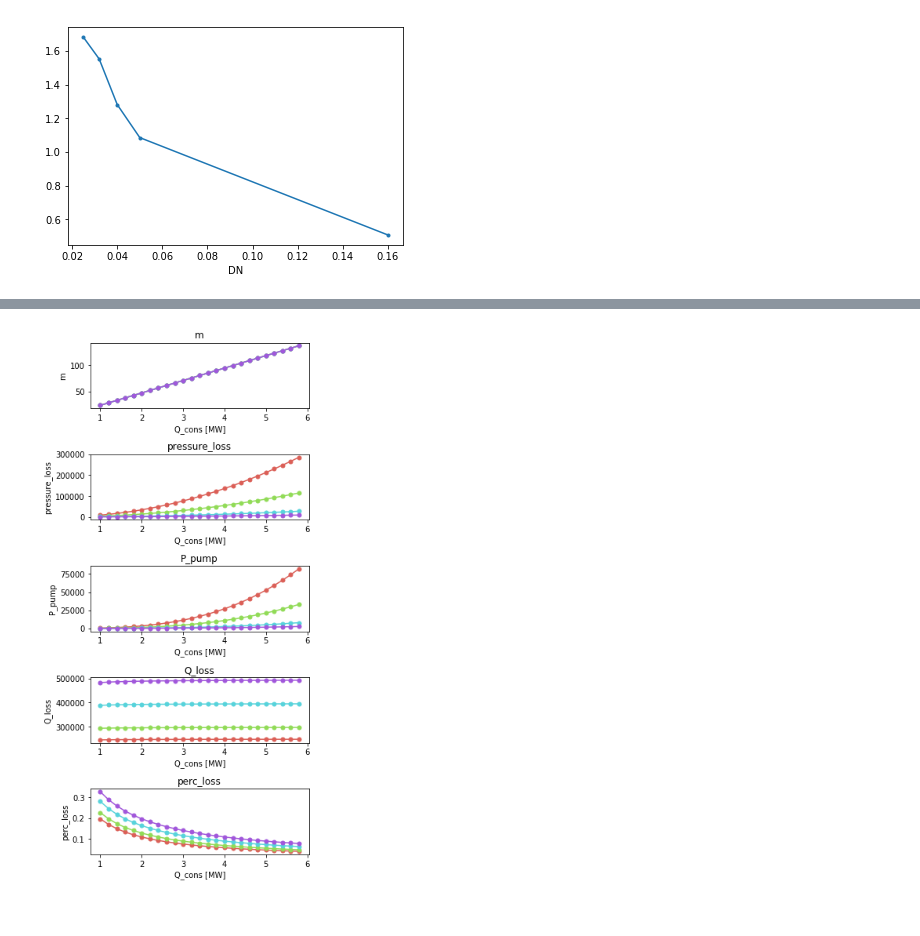
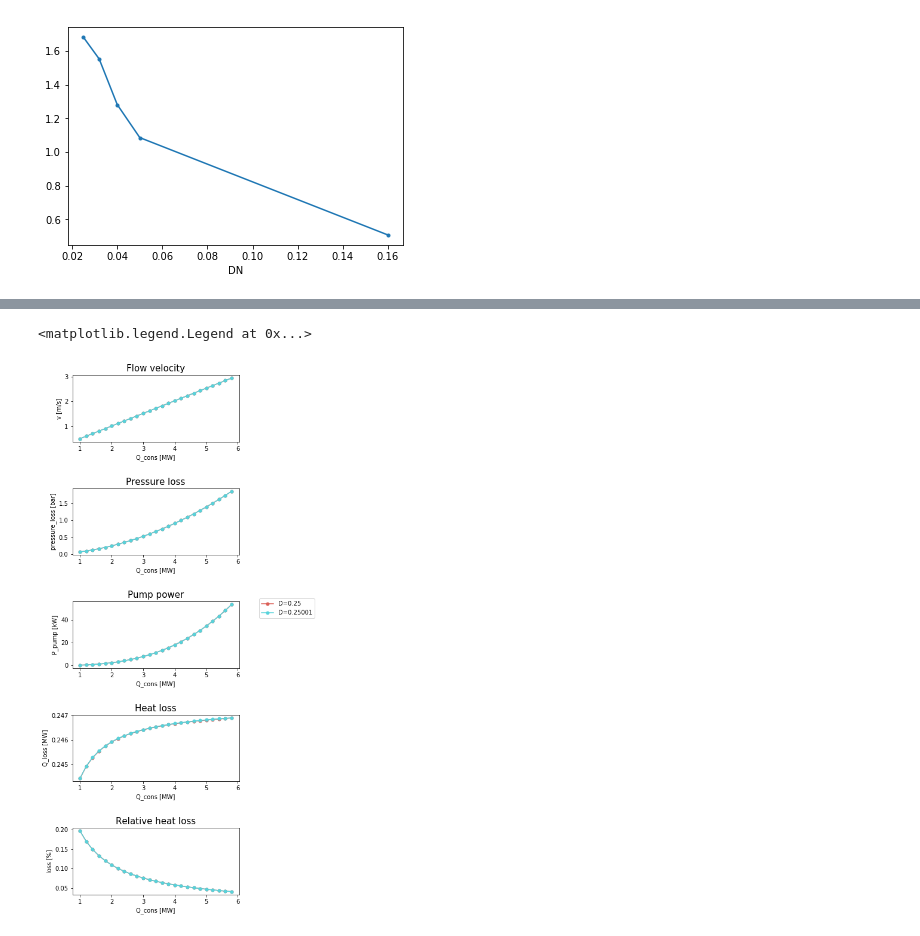
Before and after one commit to jnnr/models_oemof, a Jupyter notebook: DHN_model/dhn_model_single_pipe.ipynb, the cells around one changed output, grey strips where cells are left out. Cells and saved outputs as stored; diff of their text form; code cells hidden in the pictures.

```diff
--- a/DHN_model/dhn_model_single_pipe.ipynb
+++ b/DHN_model/dhn_model_single_pipe.ipynb
@@ -102,13 +102,13 @@ def single_pipe(Q_cons, DT_drop,
 # %% [markdown]
 Rohrdurchmesser und Beschaffenheit, Druckverluste, Massenstrom und Pumpleistung
 # %%
-DT_prod_in = 80 # Kelvin, from Heizkurve
+DT_prod_in = 110 # Kelvin, from Heizkurve
 DT_drop = 10 # Kelvin
 k = 1.5 # W/(m^2 * K)
 L = 1000 #m
 c = 4230 # J/(kg*K) at 20°C
 rho = 951 # kg/m3
-eps = 0.01 #m
+eps = 0.01*1e-3 #m
 mu = 0.255e-3
 
 D = 0.25 # m
@@ -343,10 +347,10 @@ input_dict = OrderedDict([('Q_cons', np.arange(1, 6, 0.2)),
                           ('DT_prod_in', [70,80,90,100,110]),
                           ('k', np.arange(1, 4, 0.1)),
                           ('L', [1000]),
-                          ('D', [0.25, 0.3, 0.4, 0.5]),
+                          ('D', [0.25, 0.25001]),
                           ('c', [4230]),
                           ('rho', [951]),
-                          ('eps', [0.01]),
+                          ('eps', [0.01e-3]),
                           ('mu', [0.255e-3])])
 
 result_dict_scalar = OrderedDict()
@@ -354,11 +358,11 @@ result_dict_scalar = OrderedDict()
 result_dict_vector = OrderedDict([('results', ['Q_prod',
                                                'DT_cons_in',
                                                'DT_prod_r',
-                                               'm',
-                                               'pressure_loss',
-                                               'P_pump',
-                                               'Q_loss',
-                                               'perc_loss'])])
+                                               'v [m/s]',
+                                               'pressure_loss [bar]',
+                                               'P_pump [kW]',
+                                               'Q_loss [MW]',
+                                               'loss [%]'])])
 
 result_dict_array = OrderedDict([('time', np.arange(0,8,2)),
                                 ('lat', np.arange(0,8,4))])
@@ -405,27 +391,38 @@ Coordinates:
 # %%
-fig, axs = plt.subplots(5, 1, figsize=(5,12))
 import seaborn as sns
+import matplotlib
+
+fig, axs = plt.subplots(5, 1, figsize=(5,16))
+
 colors = sns.color_palette("hls", len(sam_results['D'])).as_hex()
-for i, c in enumerate(['m',
-                       'pressure_loss',
-                       'P_pump',
-                       'Q_loss',
-                      'perc_loss']):
+titles = ['Flow velocity', 'Pressure loss', 'Pump power',
+          'Heat loss', 'Relative heat loss']
+
+for i, c in enumerate(['v [m/s]',
+                       'pressure_loss [bar]',
+                       'P_pump [kW]',
+                       'Q_loss [MW]',
+                       'loss [%]']):
 #     for i_k in [0, 1, 2]:
 #         sam_results.squeeze() \
 #         .isel(k=i_k, D=1, DT_prod_in=-1) \
 #         .sel(results=c) \
 #         .plot(ax=axs[i], marker='.', markersize=10, color='#a50000')
 
     for ii, vv in enumerate(sam_results.coords['D'].values):
         sam_results.squeeze() \
         .isel(k=5, DT_prod_in=-1) \
         .sel(results=c, D=vv) \
-        .plot(ax=axs[i], marker='.', markersize=10, color=colors[ii])
+        .plot(ax=axs[i], marker='.',
+              markersize=10, color=colors[ii])
 
     axs[i].set_xlabel('Q_cons [MW]')
     axs[i].set_ylabel(c)
-    axs[i].set_title(c)
+    axs[i].set_title(titles[i], size='15')
 plt.subplots_adjust(hspace=0.7)
+labels = [f'D={D}' for D in sam_results.coords['D'].values]
+fig.legend(axs, labels=labels, loc = 'center right',
+           bbox_to_anchor=(1.3, 0.45), ncol=1)
 # %% [output]
+<matplotlib.legend.Legend at 0x...>
-[figure, old version]
+[figure, new version]
```
Also changed, not shown: parts of 13 cells of this notebook.
